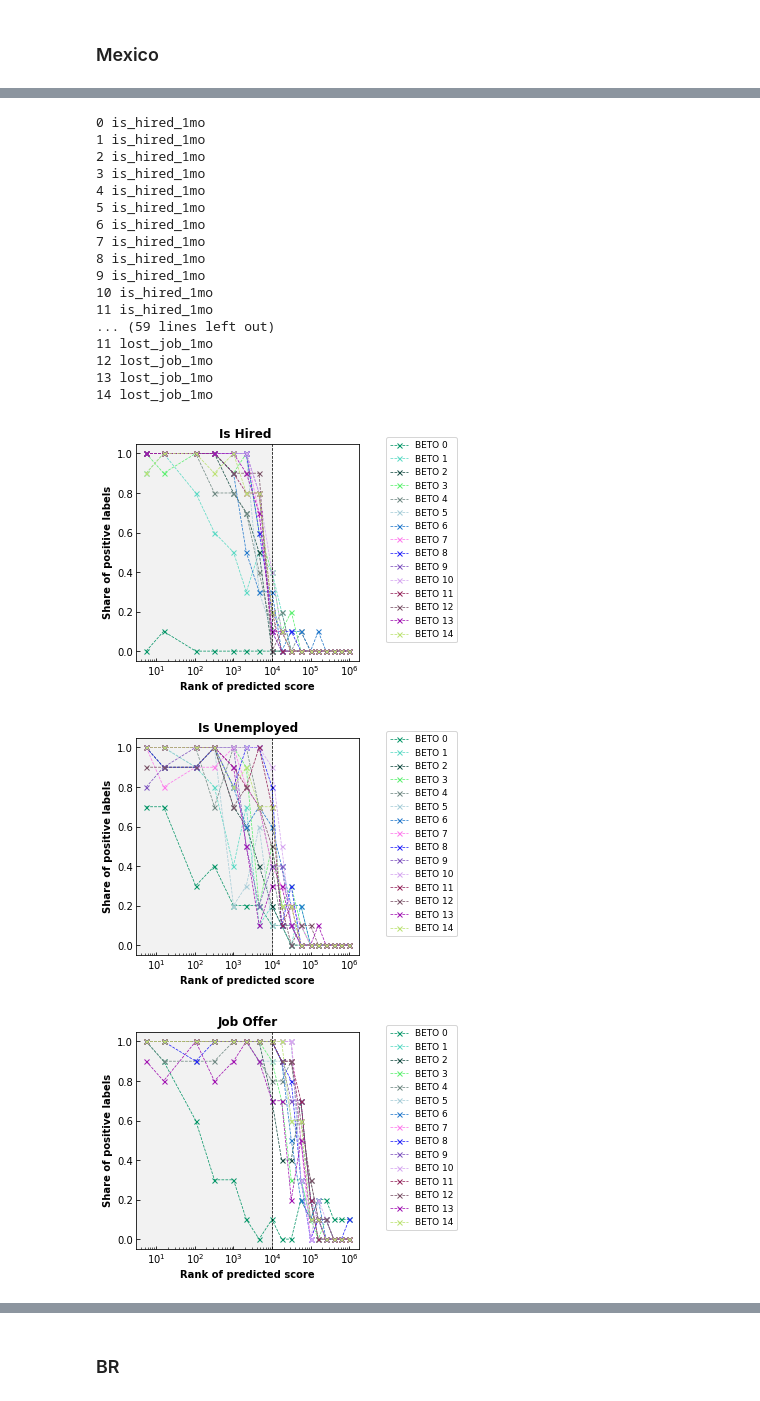
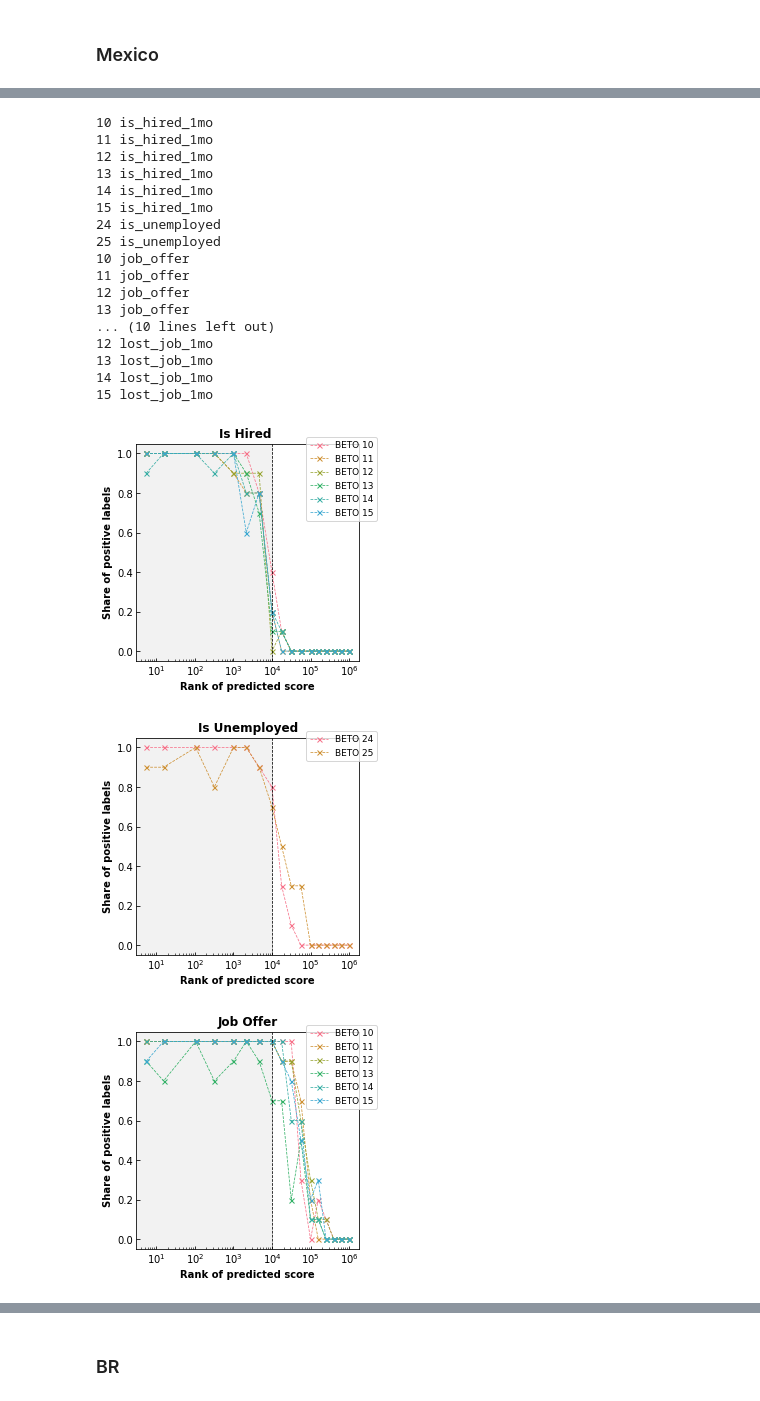
Before and after one commit to spfraib/twitter, a Jupyter notebook: code/2-twitter_labor/5-active_learning/inference_evaluation/2020-12-16_evaluate_inference.ipynb, the cells around one changed output, grey strips where cells are left out. Drawn from its saved outputs; the diff is of its cells as text; code cells hidden in the pictures.

```diff
--- a/code/2-twitter_labor/5-active_learning/inference_evaluation/2020-12-16_evaluate_inference.ipynb
+++ b/code/2-twitter_labor/5-active_learning/inference_evaluation/2020-12-16_evaluate_inference.ipynb
@@ -357,25 +372,31 @@ color_dict = ["#069668", "#5cdac5", "#194f46", "#5cf070", "#708983", "#a7cdd8",
 # %%
 country_code='MX'
-model_folder_dict = {'iteration_0': 'iter_0-beto-3201262-evaluation',
-                     'iteration_1': 'iter_1-beto-3741011-evaluation',
-                     'iteration_2': 'iter_2-beto-4141605-evaluation',
-                     'iteration_3': 'iter_3-beto-4379208-evaluation',
-                     'iteration_4': 'iter_4-beto-4608158-evaluation',
-                    'iteration_5': 'iter_5-beto-6886543-evaluation',
-                    'iteration_6': 'iter_6-beto-7130854-evaluation',
-                    'iteration_7': 'iter_7-beto-7298603-evaluation',
-                    'iteration_8': 'iter_8-beto-7390703-evaluation',
-                    'iteration_9': 'iter_9-beto-7409624-evaluation',
-                    'iteration_10': 'iter_10-beto-8229596-evaluation',
+# model_folder_dict = {'iteration_0': 'iter_0-beto-3201262-evaluation',
+#                      'iteration_1': 'iter_1-beto-3741011-evaluation',
+#                      'iteration_2': 'iter_2-beto-4141605-evaluation',
+#                      'iteration_3': 'iter_3-beto-4379208-evaluation',
+#                      'iteration_4': 'iter_4-beto-4608158-evaluation',
+#                     'iteration_5': 'iter_5-beto-6886543-evaluation',
+#                     'iteration_6': 'iter_6-beto-7130854-evaluation',
+#                     'iteration_7': 'iter_7-beto-7298603-evaluation',
+#                     'iteration_8': 'iter_8-beto-7390703-evaluation',
+#                     'iteration_9': 'iter_9-beto-7409624-evaluation',
+model_folder_dict =  {'iteration_10': 'iter_10-beto-8229596-evaluation',
                     'iteration_11': 'iter_11-beto-8810554-evaluation',
                     'iteration_12': 'iter_12-beto-8968182-evaluation',
                     'iteration_13': 'iter_13-beto-10032053-evaluation',
-                    'iteration_14': 'iter_14-beto-10958545-evaluation'}
+                    'iteration_14': 'iter_14-beto-10958545-evaluation',
+                    'iteration_15': 'iter_15-beto-11385093-evaluation',
+                    'iteration_24': 'iter_24-beto-14391807-evaluation',
+                    'iteration_25': 'iter_25-beto-14396986-evaluation'}
 # base_ranks=[int(x*N_random[country_code]) for x in base_rates[country_code]]
 # label2rank=dict(zip(labels,base_ranks))
 for label in labels:
     fig,ax = plt.subplots(figsize=(4,4))
-    for iteration in range(15):
+    iteration_list = [10,11,12,13,14,15]
+    if label =='is_unemployed':
+        iteration_list = [24, 25]
+    for count, iteration in enumerate(iteration_list):
         print(iteration, label)
         model_folder = model_folder_dict[f'iteration_{str(iteration)}']
         path_to_data = f"/home/manuel/Documents/world_bank/twitter_labor/repos/twitter-labor-data/data/active_learning/evaluation_inference/MX/{model_folder}/{label}.csv"
@@ -388,46 +409,46 @@ for label in labels:
         #models=['BERT', 'GloVe']
         model='BERT'
         name='iteration_'+str(iteration)+'-'+model+'-'+label
         #df[name].groupby('index_rank')[['rank','label']].mean().plot(
         average_df.plot(
         y='share_positives',
         x='rank',
         ax=ax,
         linewidth=.75,
-        color=color_dict[iteration],
+        color=sns.color_palette("husl", 8)[count],
         style=['--','-'][0],
         marker='x',
         markersize=5,
         label=f'BETO {str(iteration)}')
     ax.axvline(10000,linewidth=.75,color='k',linestyle='--')
     ax.set_xscale('log')
     ax.tick_params(which='both',direction='in',pad=3)
     ax.locator_params(axis='y',nbins=6)
     ax.set_ylabel('Share of positive labels',fontweight='bold')
     ax.set_xlabel('Rank of predicted score',fontweight='bold')
     ax.axvspan(0, 10000, alpha=0.1, color='grey')
     ax.set_title(label.replace('_',' ').replace('1mo','').title(),fontweight='bold')
     ax.legend(bbox_to_anchor=(1.1, 1.05),fontsize=9)
     ax.set_ylim([-0.05,1.05])
     plt.savefig(os.path.join(os.path.dirname(path_to_data),f'{label}.png'),bbox_inches='tight', format='png' ,dpi=1200, transparent=False)
 # %% [output]
-0 is_hired_1mo
-1 is_hired_1mo
-2 is_hired_1mo
-3 is_hired_1mo
-4 is_hired_1mo
-5 is_hired_1mo
-6 is_hired_1mo
-7 is_hired_1mo
-8 is_hired_1mo
-9 is_hired_1mo
 10 is_hired_1mo
 11 is_hired_1mo
-... (59 lines left out)
-11 lost_job_1mo
+12 is_hired_1mo
+13 is_hired_1mo
+14 is_hired_1mo
+15 is_hired_1mo
+24 is_unemployed
+25 is_unemployed
+10 job_offer
+11 job_offer
+12 job_offer
+13 job_offer
+... (10 lines left out)
 12 lost_job_1mo
 13 lost_job_1mo
 14 lost_job_1mo
+15 lost_job_1mo
-[figure, old version]
+[figure, new version]
-[figure, old version]
+[figure, new version]
-[figure, old version]
+[figure, new version]
```
Also changed, not shown: parts of 4 cells of this notebook, 1 other file.
